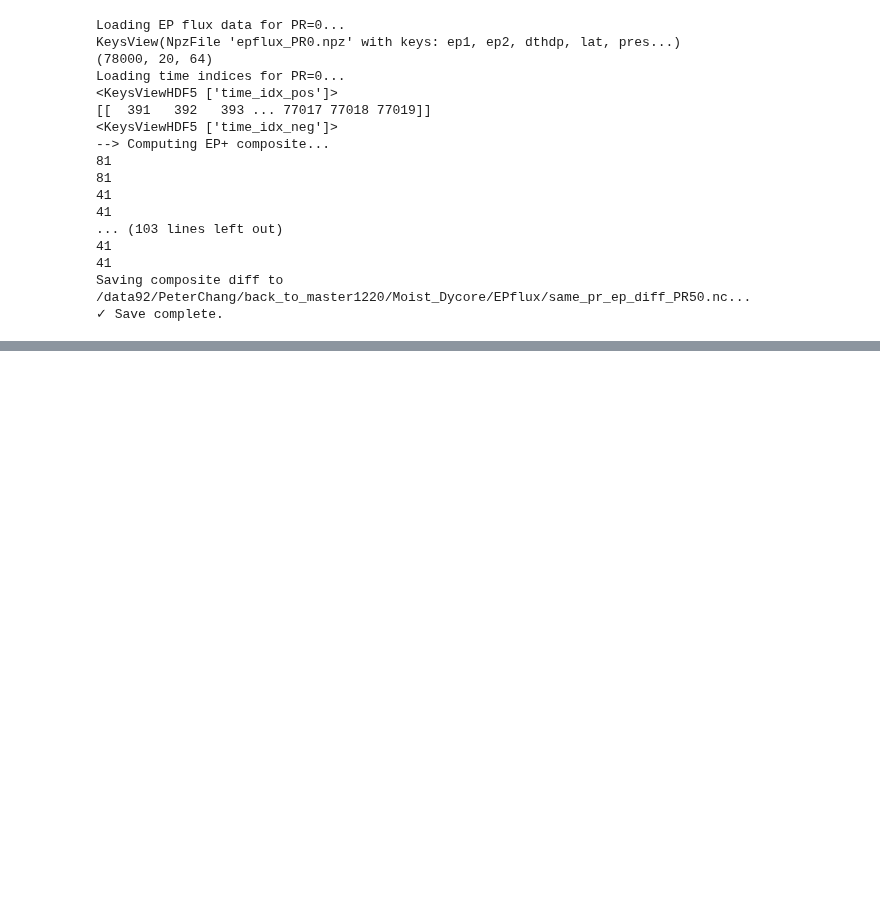
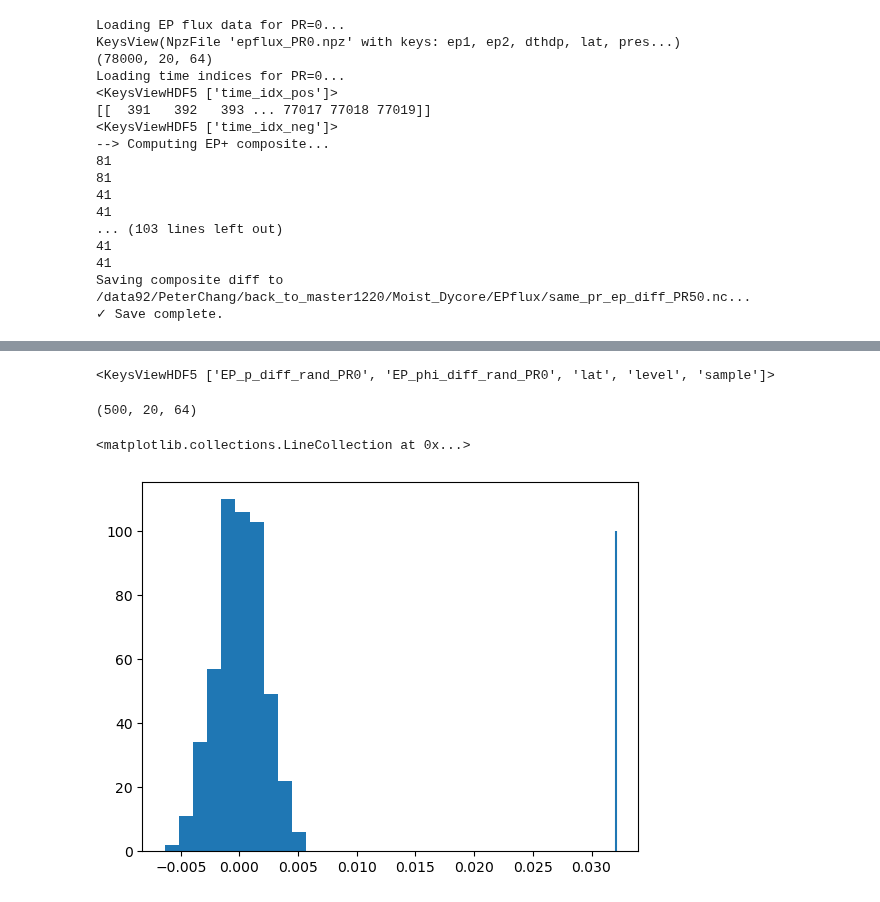
Before and after one commit to PeterChang1023/Moist_Dycore, a Jupyter notebook: EPflux/EP_Flux_all_new.ipynb, the cells around one changed output, grey strips where cells are left out. Saved outputs shown, nothing was run; the diff lists cells and outputs as text; code cells hidden in the pictures; blank space fills up the shorter version.

```diff
--- a/EPflux/EP_Flux_all_new.ipynb
+++ b/EPflux/EP_Flux_all_new.ipynb
@@ -551,0 +608,21 @@ for PR in range(0,60,10):
+# %%
+PR = 0
+save_stat_dir = "/data92/PeterChang/back_to_master1220/Moist_Dycore/"
+save_path_samples = f"{save_stat_dir}/EPflux/statistical_test_for_EP_diff_PR{PR}.nc"
+# %%
+with h5py.File(save_path_samples, "r") as f:
+    print(f.keys())
+    EP_phi_stat = f["EP_phi_diff_rand_PR0"][:]
+# %% [output]
+<KeysViewHDF5 ['EP_p_diff_rand_PR0', 'EP_phi_diff_rand_PR0', 'lat', 'level', 'sample']>
+# %%
+EP_phi_stat.shape
+# %% [output]
+(500, 20, 64)
+# %%
+plt.figure()
+plt.hist(EP_phi_stat[:,0,0])
+plt.vlines((ep1_pos - ep1_neg - ep1_pos_neg_PR0)[0,0], ymin=0, ymax=100)
+# %% [output]
+<matplotlib.collections.LineCollection at 0x...>
+[figure, added]
```
Also changed, not shown: parts of 4 cells of this notebook, 1 other file.
